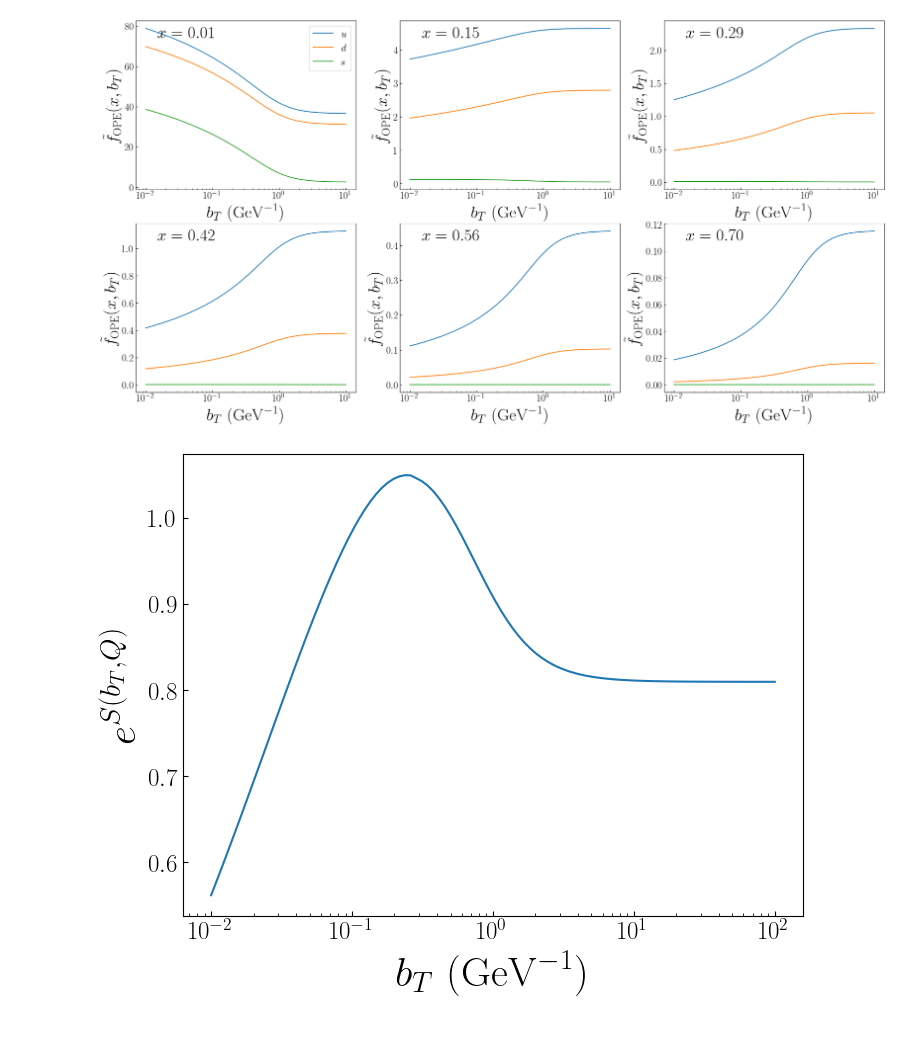
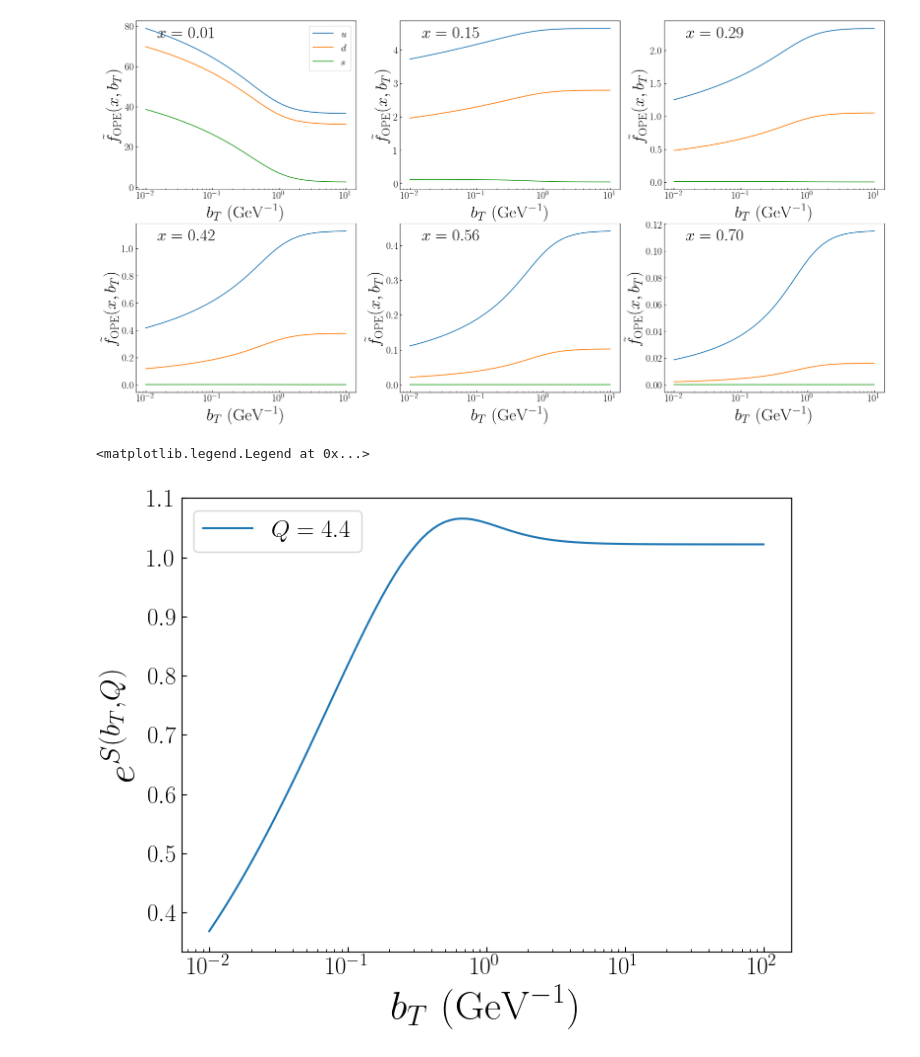
Before and after one commit to quantom-collab/tmd, a Jupyter notebook: OPE_EVO_notorch.ipynb, the cells around one changed output. Cells and saved outputs as stored; diff of their text form; code cells hidden in the pictures.

```diff
--- a/OPE_EVO_notorch.ipynb
+++ b/OPE_EVO_notorch.ipynb
@@ -677,24 +677,29 @@ class PERTURBATIVE_EVOLUTION:
         return np.exp(self.get_Sudakov_perturbative(muQ,zeta,bT))
 # %%
 pertevo = PERTURBATIVE_EVOLUTION(alphaS,tmdmodel)
+# %%
+
+bTs = 10**np.linspace(-2,2,100)
+Q = np.linspace(3,10,50)
+
+sud = np.zeros((len(bTs),len(Q)))
+for i in range(len(bTs)):
+    for j in range(len(Q)):
+        # sud.append(pertevo.get_exp_Sudakov_perturbative(Q,bTs[i]))
+        sud[i][j] = pertevo.get_exp_Sudakov_perturbative(Q[j],bTs[i])
+#sud=np.array(sud)
 # %%
 nrows,ncols = 1,1
 py.figure(figsize=(8*ncols,6*nrows))
 ax=py.subplot(nrows,ncols,1)
 
-bTs = 10**np.linspace(-2,2,100)
-Q = 10
-
-sud = []
-for i in range(len(bTs)):
-    sud.append(pertevo.get_exp_Sudakov_perturbative(Q,bTs[i]))
-
-sud=np.array(sud)
-
-ax.plot(bTs,sud)
+idx = 10
+ax.plot(bTs,sud.T[idx],label=r'$Q=%.1f$'%Q[idx])
 ax.semilogx()
 ax.set_xlabel(r'$b_T~({\rm GeV}^{-1})$',size=30)
 ax.set_ylabel(r'$e^{S(b_T,Q)}$',size=30)
 ax.tick_params(direction='in',labelsize=18,which='both',axis='both')
+ax.legend(fontsize=18)
 # %% [output]
+<matplotlib.legend.Legend at 0x...>
-[figure, old version]
+[figure, new version]
```
Also changed, not shown: parts of 9 cells of this notebook, 1 other file.
